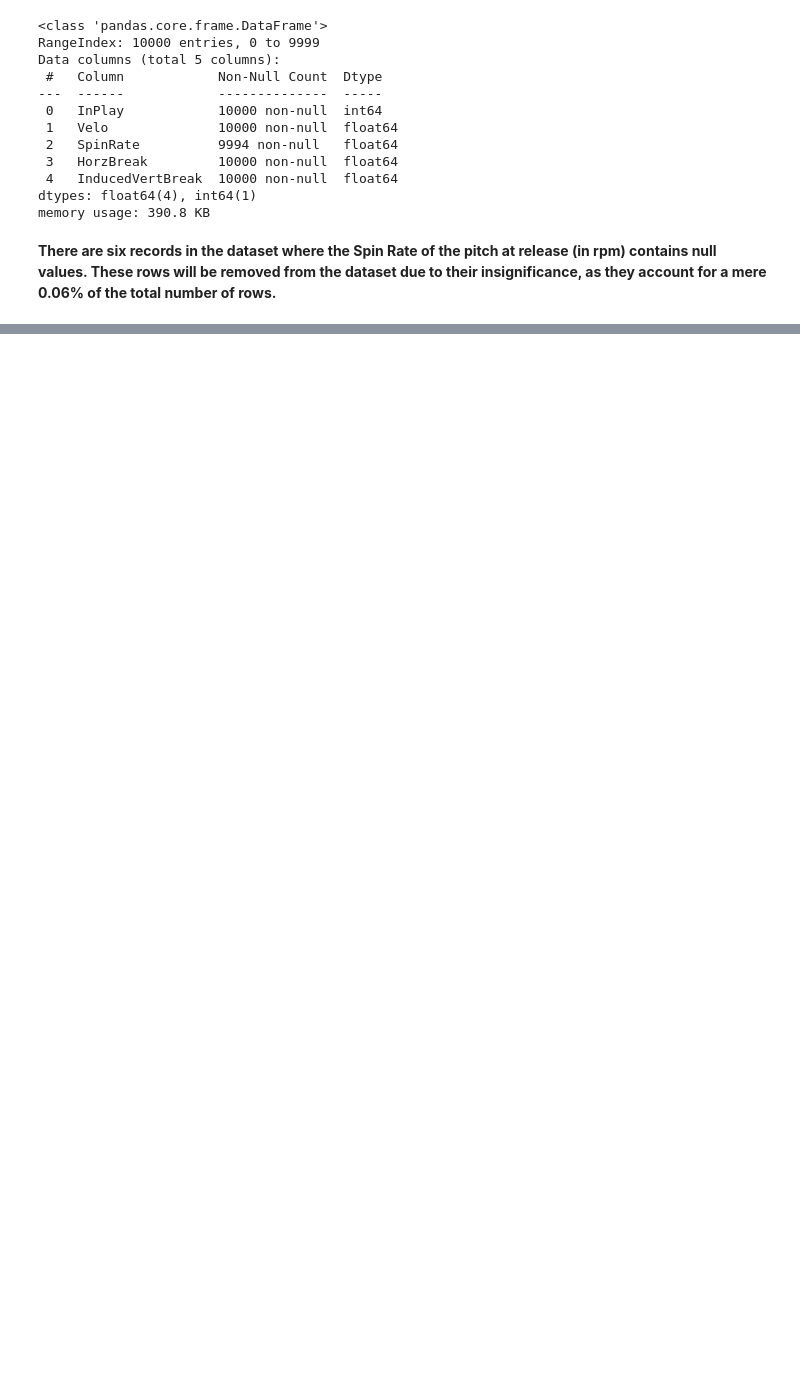
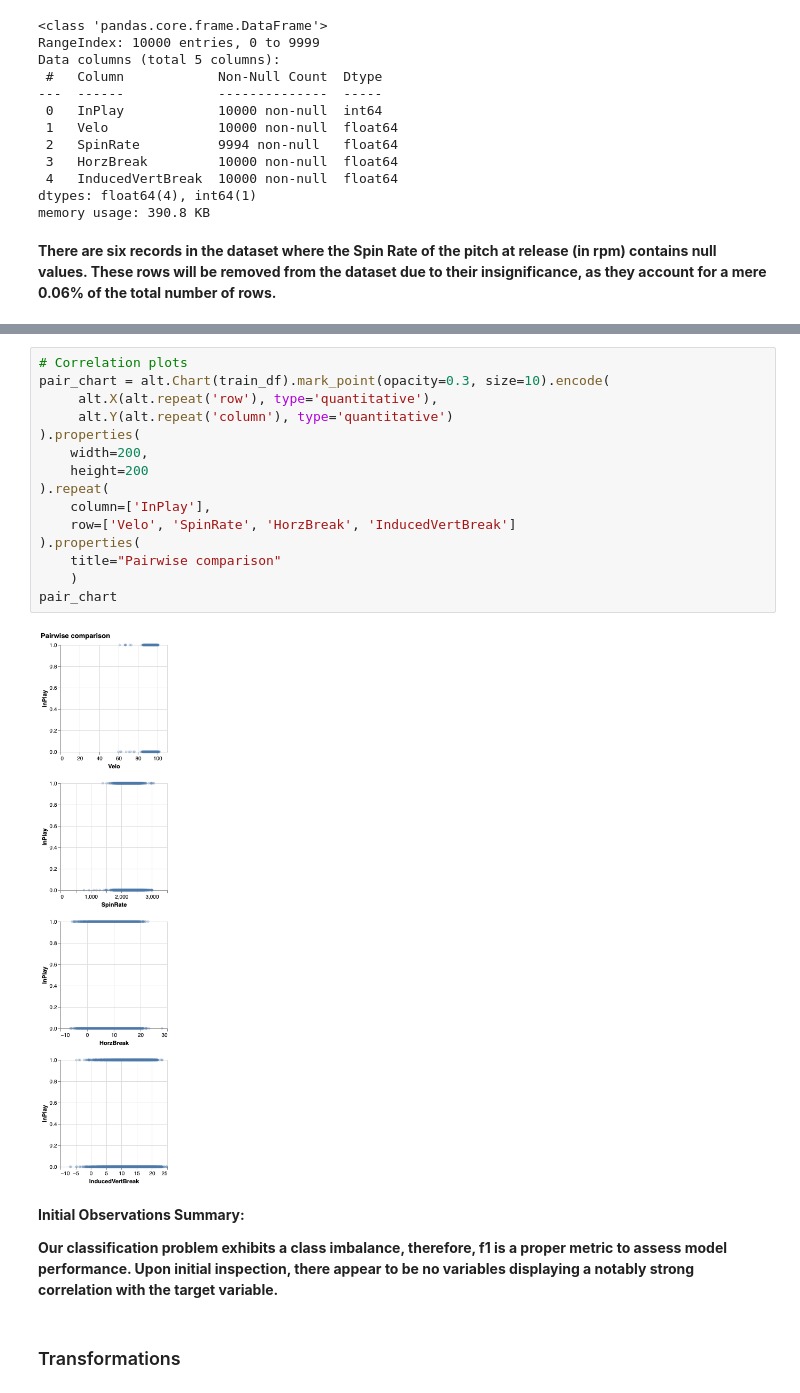
Before and after one commit to AguilarRaul/InPlay, a Jupyter notebook: InPlay.ipynb, the cells around one changed output, grey strips where cells are left out. Drawn from its saved outputs; the diff is of its cells as text; blank space fills up the shorter version.

```diff
--- a/InPlay.ipynb
+++ b/InPlay.ipynb
@@ -88,0 +121,23 @@ count_dist
+# %%
+# Correlation plots
+pair_chart = alt.Chart(train_df).mark_point(opacity=0.3, size=10).encode(
+     alt.X(alt.repeat('row'), type='quantitative'),
+     alt.Y(alt.repeat('column'), type='quantitative')
+).properties(
+    width=200,
+    height=200
+).repeat(
+    column=['InPlay'],
+    row=['Velo', 'SpinRate', 'HorzBreak', 'InducedVertBreak']
+).properties(
+    title="Pairwise comparison"
+    )
+pair_chart
+# %% [output]
+[figure, added]
+# %% [markdown]
+**Initial Observations Summary:**
+
+**Our classification problem exhibits a class imbalance, therefore, f1 is a proper metric to assess model performance. Upon initial inspection, there appear to be no variables displaying a notably strong correlation with the target variable.**
+# %% [markdown]
+### Transformations
```
Also changed, not shown: parts of 30 cells of this notebook, 1 other file.
